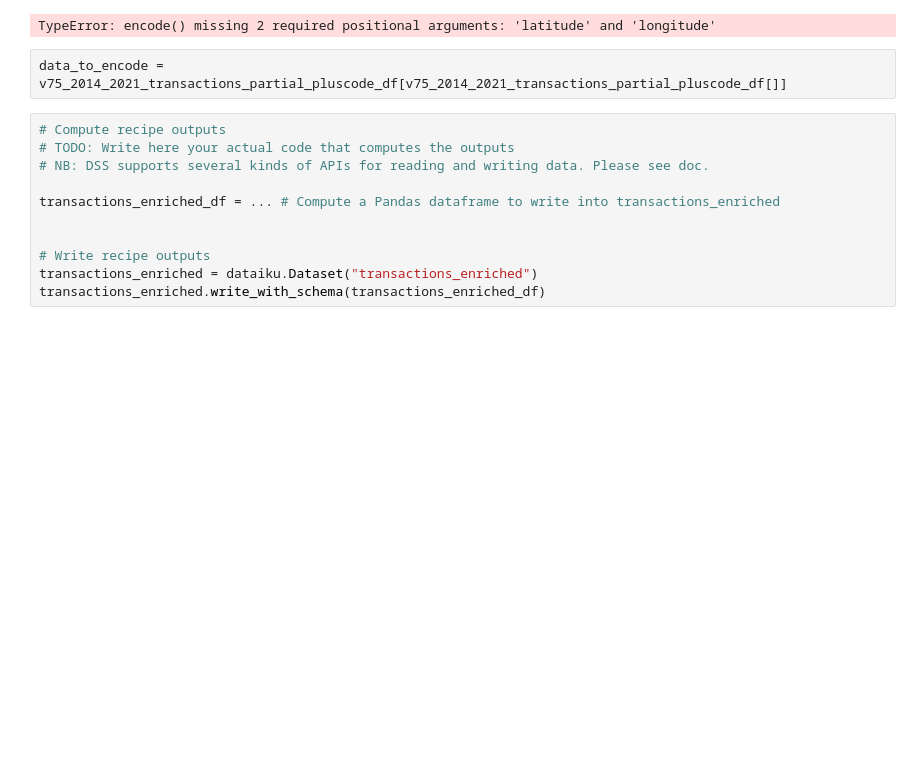
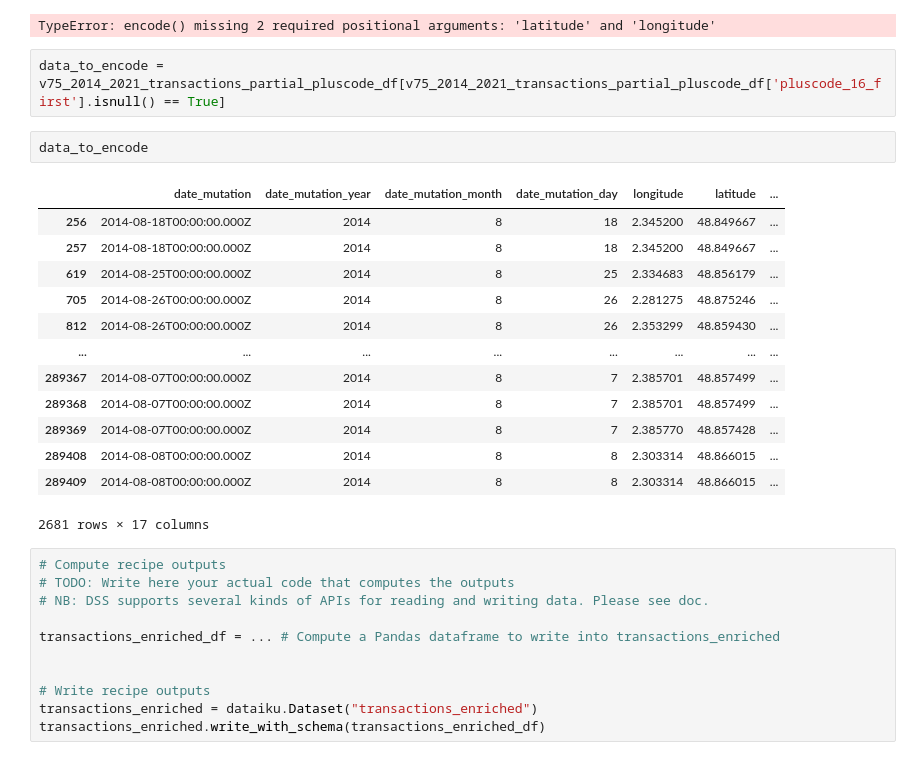
Before and after one commit to nathanbry2/dss-realestate, a Jupyter notebook: ipython_notebooks/notebook editor for compute_transactions_enriched.ipynb, the cells around one changed output. Cells and saved outputs as stored; diff of their text form; blank space fills up the shorter version.

Commit message:
Saved Jupyter notebook 'notebook editor for compute_transactions_enriched'

```diff
--- a/ipython_notebooks/notebook editor for compute_transactions_enriched.ipynb
+++ b/ipython_notebooks/notebook editor for compute_transactions_enriched.ipynb
@@ -39,7 +39,23 @@ olc.encode()
 # %% [output]
 TypeError: encode() missing 2 required positional arguments: 'latitude' and 'longitude'
 # %%
-data_to_encode = v75_2014_2021_transactions_partial_pluscode_df[v75_2014_2021_transactions_partial_pluscode_df[]]
+data_to_encode = v75_2014_2021_transactions_partial_pluscode_df[v75_2014_2021_transactions_partial_pluscode_df['pluscode_16_first'].isnull() == True]
+# %%
+data_to_encode
+# %% [output]
+|  | date_mutation | date_mutation_year | date_mutation_month | date_mutation_day | longitude | latitude | ... |
+| 256 | 2014-08-18T00:00:00.000Z | 2014 | 8 | 18 | 2.345200 | 48.849667 | ... |
+| 257 | 2014-08-18T00:00:00.000Z | 2014 | 8 | 18 | 2.345200 | 48.849667 | ... |
+| 619 | 2014-08-25T00:00:00.000Z | 2014 | 8 | 25 | 2.334683 | 48.856179 | ... |
+| 705 | 2014-08-26T00:00:00.000Z | 2014 | 8 | 26 | 2.281275 | 48.875246 | ... |
+| 812 | 2014-08-26T00:00:00.000Z | 2014 | 8 | 26 | 2.353299 | 48.859430 | ... |
+| ... | ... | ... | ... | ... | ... | ... | ... |
+| 289367 | 2014-08-07T00:00:00.000Z | 2014 | 8 | 7 | 2.385701 | 48.857499 | ... |
+| 289368 | 2014-08-07T00:00:00.000Z | 2014 | 8 | 7 | 2.385701 | 48.857499 | ... |
+| 289369 | 2014-08-07T00:00:00.000Z | 2014 | 8 | 7 | 2.385770 | 48.857428 | ... |
+| 289408 | 2014-08-08T00:00:00.000Z | 2014 | 8 | 8 | 2.303314 | 48.866015 | ... |
+| 289409 | 2014-08-08T00:00:00.000Z | 2014 | 8 | 8 | 2.303314 | 48.866015 | ... |
+2681 rows × 17 columns
 # %%
 # Compute recipe outputs
 # TODO: Write here your actual code that computes the outputs
```
